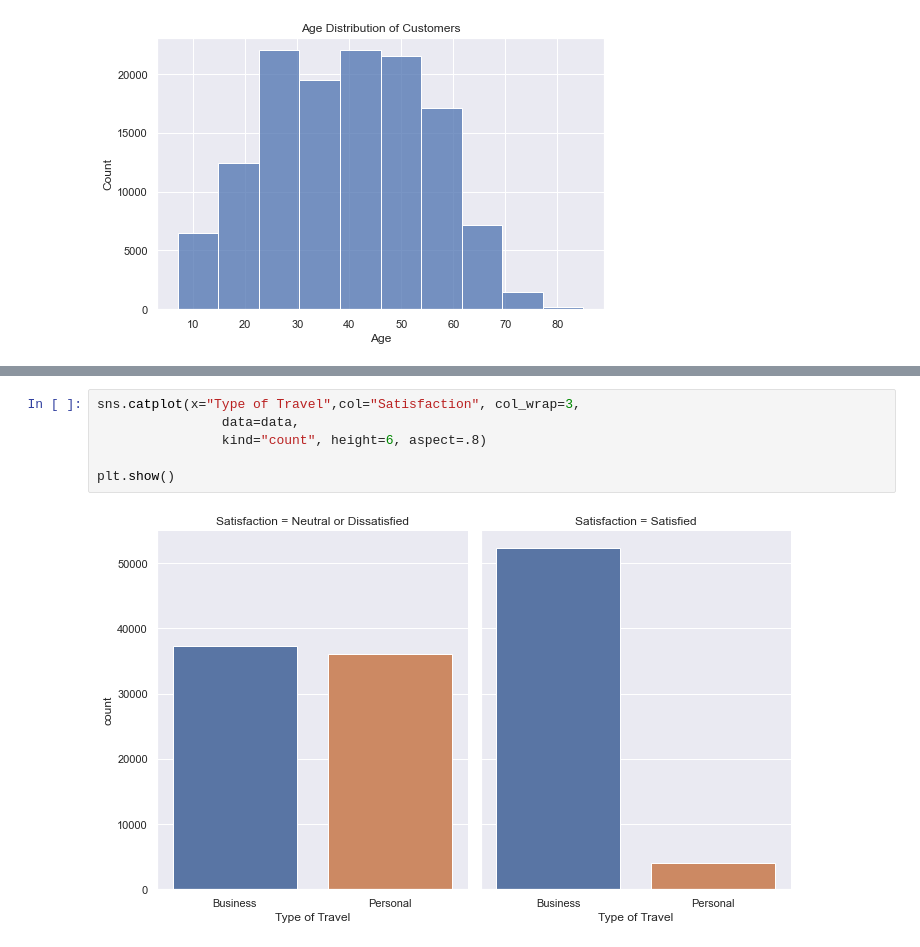
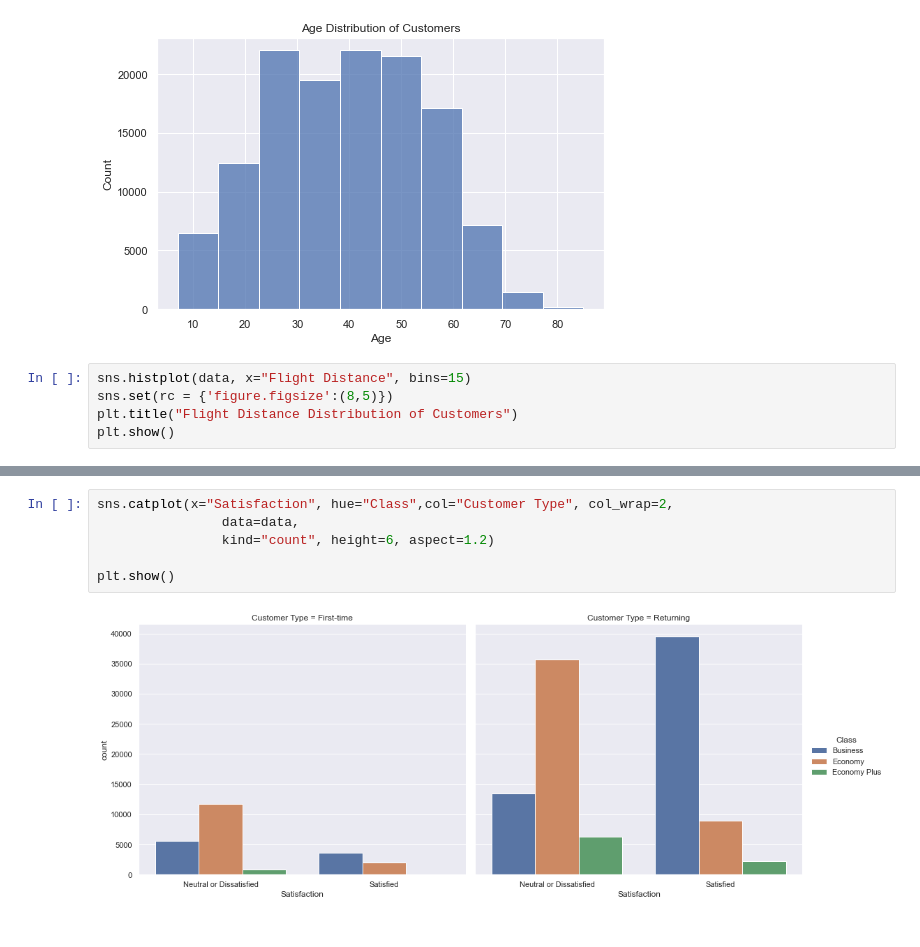
Before and after one commit to techie-grace/Airplane-Customer-Satisfaction, a Jupyter notebook: Aiplane Analysis.ipynb, the cells around one changed output, grey strips where cells are left out. Drawn from its saved outputs; the diff is of its cells as text.

```diff
--- a/Aiplane Analysis.ipynb
+++ b/Aiplane Analysis.ipynb
@@ -227,3 +229,8 @@ plt.title("Age Distribution of Customers")
 plt.show()
 # %% [output]
 [figure]
+# %%
+sns.histplot(data, x="Flight Distance", bins=15)
+sns.set(rc = {'figure.figsize':(8,5)})
+plt.title("Flight Distance Distribution of Customers")
+plt.show()
@@ -300,8 +386,8 @@ plt.show()
 # %%
-sns.catplot(x="Type of Travel",col="Satisfaction", col_wrap=3,
+sns.catplot(x="Satisfaction", hue="Class",col="Customer Type", col_wrap=2,
                 data=data,
-                kind="count", height=6, aspect=.8)
+                kind="count", height=6, aspect=1.2)
 
 plt.show()
 # %% [output]
-[figure, old version]
+[figure, new version]
```
Also changed, not shown: parts of 32 cells of this notebook, 1 other file.
